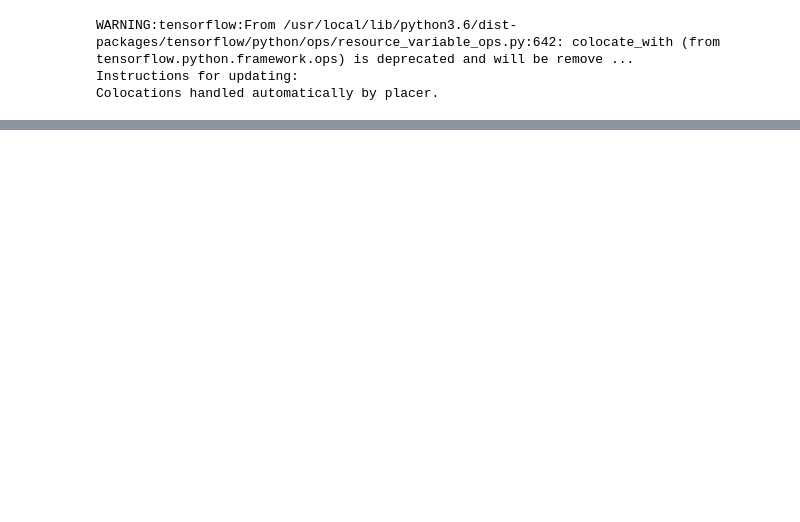
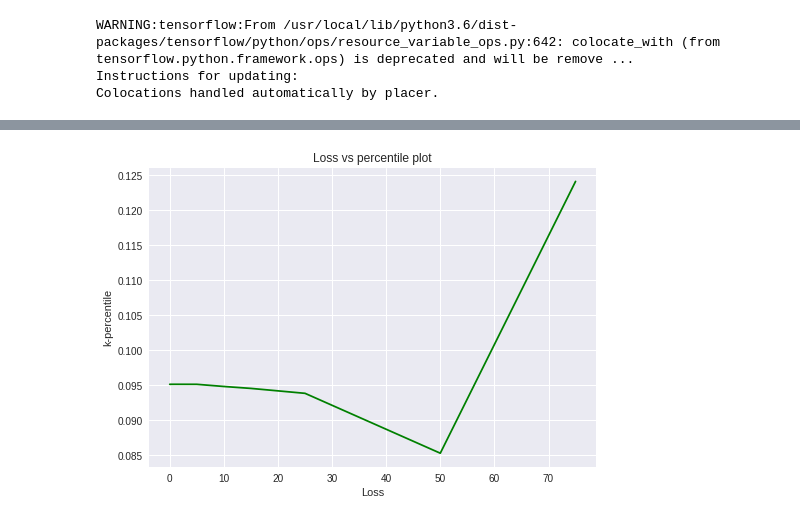
Before and after one commit to Snehal-Reddy/NeuralNetPruning, a Jupyter notebook: WeightBasedPruning.ipynb, the cells around one changed output, grey strips where cells are left out. Cells and saved outputs as stored; diff of their text form; code cells hidden in the pictures; blank space fills up the shorter version.

```diff
--- a/WeightBasedPruning.ipynb
+++ b/WeightBasedPruning.ipynb
@@ -190,27 +188,26 @@ test(prune_weights(naive_model, 90), dataset_test) # Sanity check
 # %%
-pruned_weight_test_losses = []
-pruned_weight_test_accuracies = []
-pruned_weight_sparse_timings = []
-pruned_weight_timings = []
+test_losses = []
+test_accuracies = []
+sparse_timings = []
+timings = []
 
 for percentile in list_percentile:
-    sparsified_model = prune_weights(naive_model, percentile, True)
-    t1 = time.clock()
+    sparsified_model = weights_zero(naive_model, percentile, True)
+    start_time_1 = time.clock()
     l, a = test(sparsified_model, dataset_test)
-    t1 = time.clock() - t1
+    end_time_1 = time.clock()
 
-    pruned_model = prune_weights(naive_model, percentile, False)
-    t2 = time.clock()
+    pruned_model = weights_zero(naive_model, percentile, False)
+    start_time_2 = time.clock()
     l2, a2 = test(pruned_model, dataset_test)
-    t2 = time.clock() - t2
+    end_time_2 = time.clock()
 
-    # Sanity check - both weight pruning methods return same results
     np.testing.assert_almost_equal(l, l2)
     np.testing.assert_almost_equal(a, a2)
 
-    print(f"Pruning p{percentile} -- Test Loss: {l:.4f}, Test Accuracy: {a:.4f}, Sparse Timing Ratio: {(t1/t2):.2f} ({t1:.2f}s/{t2:.2f}s)")
-    pruned_weight_test_losses.append(l)
-    pruned_weight_test_accuracies.append(a)
-    pruned_weight_sparse_timings.append(t1)
-    pruned_weight_timings.append(t2)
+    print(f"{percentile} -> Loss: {l:.4f},  Accuracy: {a:.4f}, Sparse Time {end_time_1-start_time_1:.2f}s, Prune Time {end_time_2-start_time_2:.2f}s)")
+    test_losses.append(l)
+    test_accuracies.append(a)
+    sparse_timings.append(end_time_1-start_time_1)
+    timings.append(end_time_2-start_time_2)
 # %% [output]
@@ -224,0 +222,8 @@ Pruning p75 -- Test Loss: 0.0834, Test Accuracy: 0.9803, Sparse Timing Ratio: 3.
+# %%
+plt.plot(list_percentile, test_losses, color='g')
+plt.xlabel('Loss')
+plt.ylabel('k-percentile')
+plt.title('Loss vs percentile plot')
+plt.show()
+# %% [output]
+[figure, added]
```
Also changed, not shown: parts of 9 cells of this notebook.
